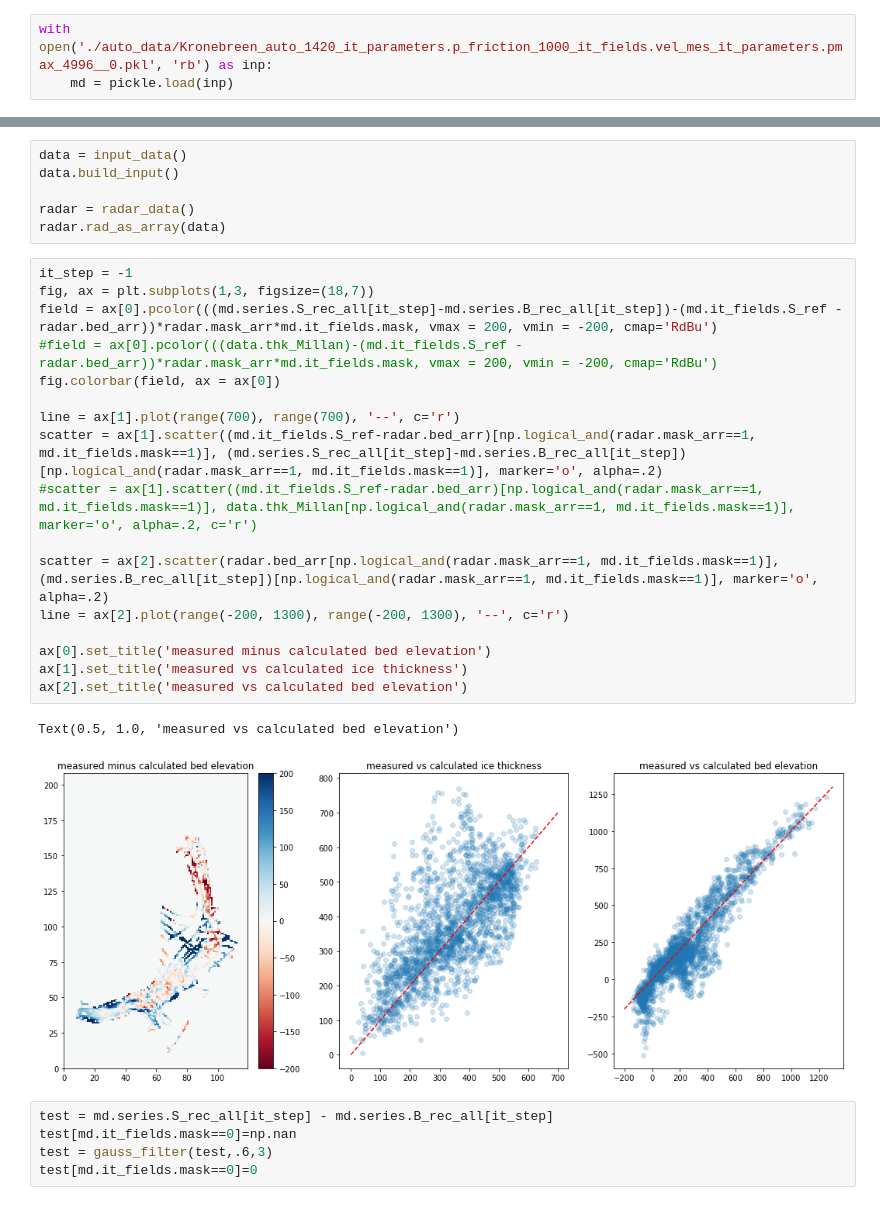
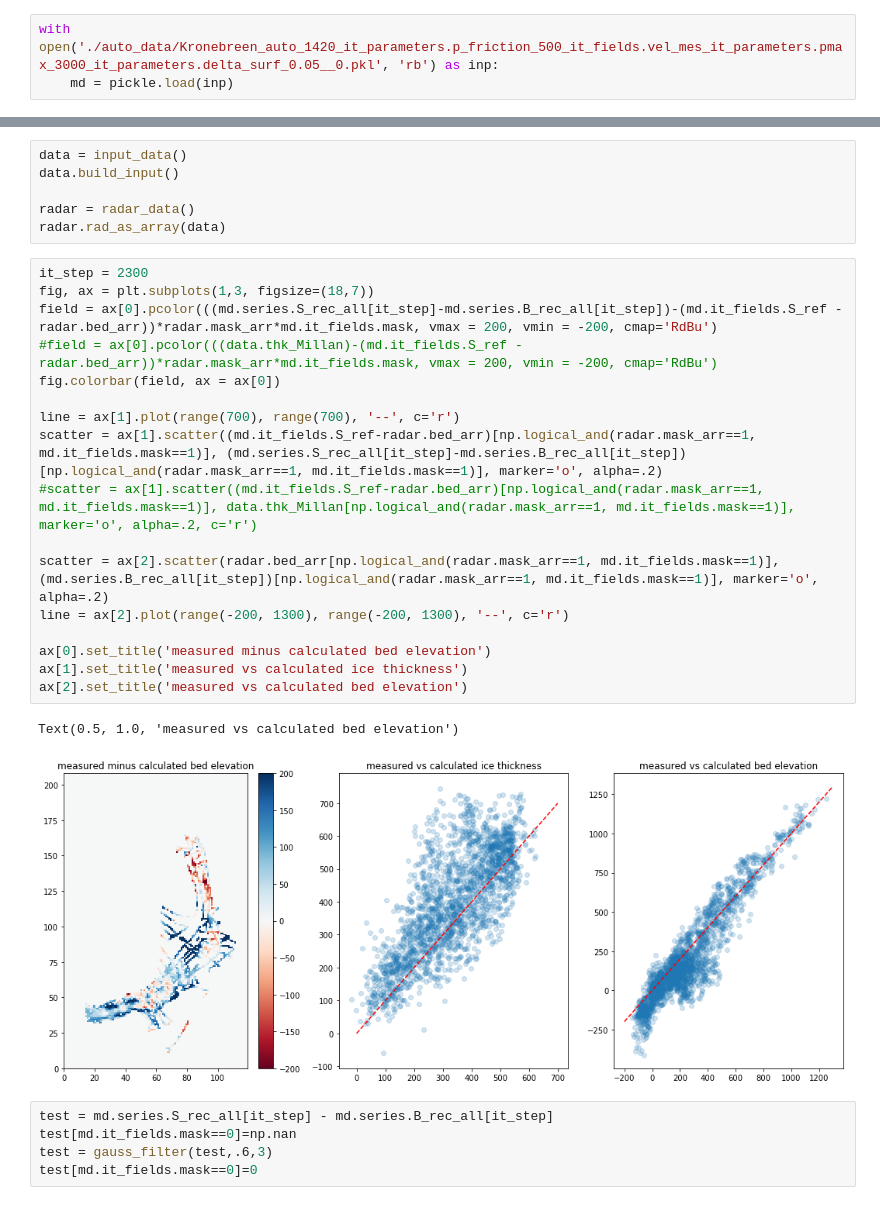
Before and after one commit to hahohe1892/thick_inv, a Jupyter notebook: auto_analysis.ipynb, the cells around one changed output, grey strips where cells are left out. Cells and saved outputs as stored; diff of their text form.

```diff
--- a/auto_analysis.ipynb
+++ b/auto_analysis.ipynb
@@ -34,5 +23,5 @@ from model import *
 # %%
-with open('./auto_data/Kronebreen_auto_1420_it_parameters.p_friction_1000_it_fields.vel_mes_it_parameters.pmax_4996__0.pkl', 'rb') as inp:
+with open('./auto_data/Kronebreen_auto_1420_it_parameters.p_friction_500_it_fields.vel_mes_it_parameters.pmax_3000_it_parameters.delta_surf_0.05__0.pkl', 'rb') as inp:
     md = pickle.load(inp)
 # %%
 print(md.warnings)
@@ -148,25 +136,25 @@ data.build_input()
 radar = radar_data()
 radar.rad_as_array(data)
 # %%
-it_step = -1
+it_step = 2300
 fig, ax = plt.subplots(1,3, figsize=(18,7))
 field = ax[0].pcolor(((md.series.S_rec_all[it_step]-md.series.B_rec_all[it_step])-(md.it_fields.S_ref - radar.bed_arr))*radar.mask_arr*md.it_fields.mask, vmax = 200, vmin = -200, cmap='RdBu')
 #field = ax[0].pcolor(((data.thk_Millan)-(md.it_fields.S_ref - radar.bed_arr))*radar.mask_arr*md.it_fields.mask, vmax = 200, vmin = -200, cmap='RdBu')
 fig.colorbar(field, ax = ax[0])
 
 line = ax[1].plot(range(700), range(700), '--', c='r')
 scatter = ax[1].scatter((md.it_fields.S_ref-radar.bed_arr)[np.logical_and(radar.mask_arr==1, md.it_fields.mask==1)], (md.series.S_rec_all[it_step]-md.series.B_rec_all[it_step])[np.logical_and(radar.mask_arr==1, md.it_fields.mask==1)], marker='o', alpha=.2)
 #scatter = ax[1].scatter((md.it_fields.S_ref-radar.bed_arr)[np.logical_and(radar.mask_arr==1, md.it_fields.mask==1)], data.thk_Millan[np.logical_and(radar.mask_arr==1, md.it_fields.mask==1)], marker='o', alpha=.2, c='r')
 
 scatter = ax[2].scatter(radar.bed_arr[np.logical_and(radar.mask_arr==1, md.it_fields.mask==1)], (md.series.B_rec_all[it_step])[np.logical_and(radar.mask_arr==1, md.it_fields.mask==1)], marker='o', alpha=.2)
 line = ax[2].plot(range(-200, 1300), range(-200, 1300), '--', c='r')
 
 ax[0].set_title('measured minus calculated bed elevation')
 ax[1].set_title('measured vs calculated ice thickness')
 ax[2].set_title('measured vs calculated bed elevation')
 # %% [output]
 Text(0.5, 1.0, 'measured vs calculated bed elevation')
-[figure, old version]
+[figure, new version]
 # %%
 test = md.series.S_rec_all[it_step] - md.series.B_rec_all[it_step]
 test[md.it_fields.mask==0]=np.nan
```
Also changed, not shown: parts of 13 cells of this notebook, 2 other files.
